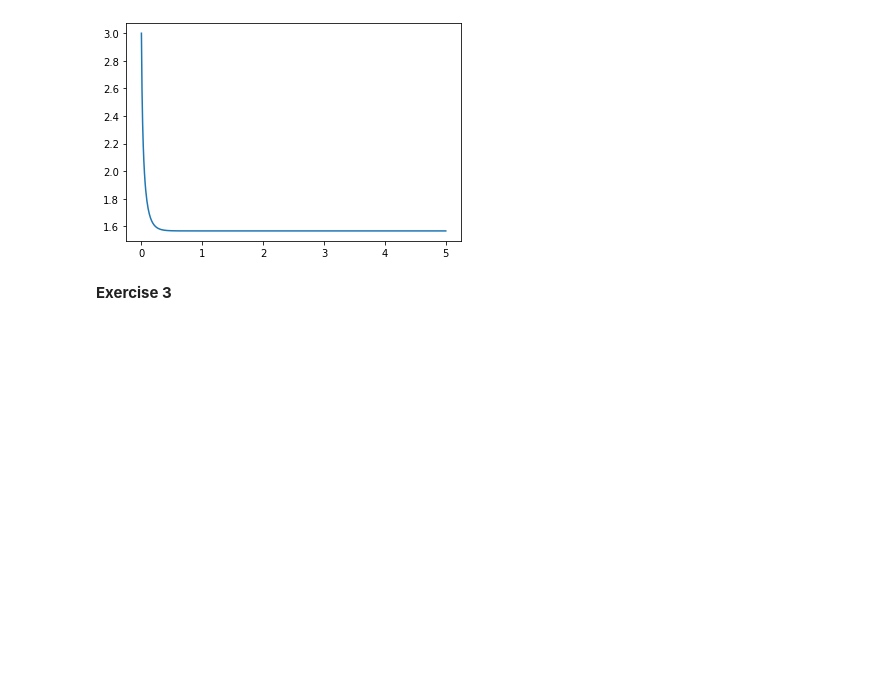
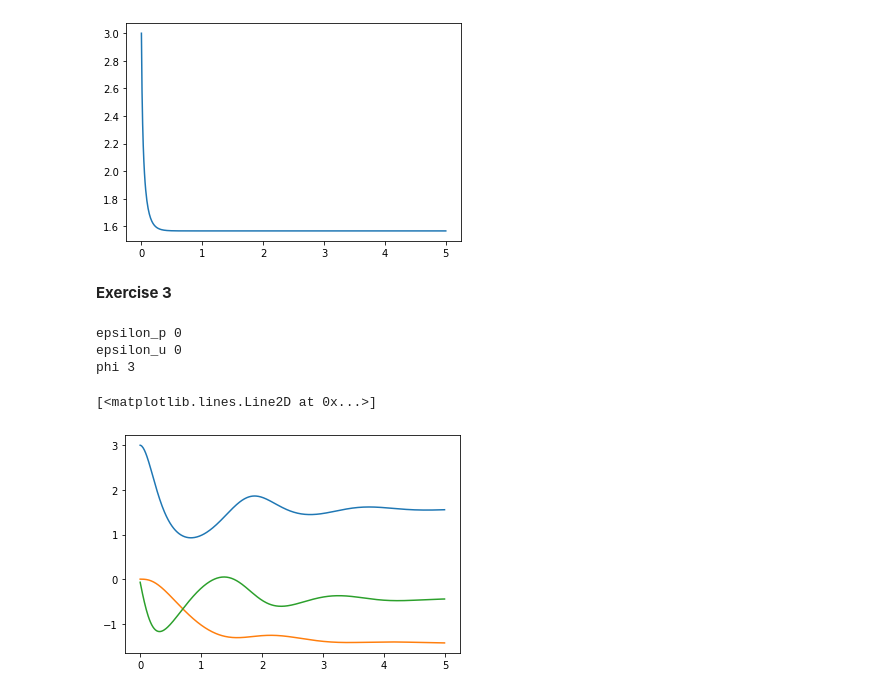
Before and after one commit to andyk/reading, a Jupyter notebook: code_andy/Free energy tutorial 2020-04-15.ipynb, the cells around one changed output. Drawn from its saved outputs; the diff is of its cells as text; code cells hidden in the pictures; blank space fills up the shorter version.

```diff
--- a/code_andy/Free energy tutorial 2020-04-15.ipynb
+++ b/code_andy/Free energy tutorial 2020-04-15.ipynb
@@ -139,3 +139,57 @@ plt.plot([x*dt for x in range(len(phi))], phi)
 [figure]
 # %% [markdown]
 **Exercise 3**
+# %%
+import matplotlib.pyplot as plt
+
+u = 2
+v_p = 3
+sigma_p = 1
+sigma_u = 1
+
+phi = v_p
+epsilon_u = 0
+epsilon_p = 0
+print(f"epsilon_p {epsilon_p}")
+print(f"epsilon_u {epsilon_u}")
+print(f"phi {phi}")
+print()
+
+dt = 0.01
+
+def g(phi): return phi * phi
+def g_prime(phi): return 2 * phi
+
+t, phi_array, epsilon_p_array, epsilon_u_array = [], [], [], []
+for i in range(500):
+    t.append(i * dt)
+
+    # Update vals for this timestep
+    #-1 = 0         * 2*3          - 1
+    phi = phi + dt * (epsilon_u * g_prime(phi) - epsilon_p)
+#    print(f"phi {phi}")
+
+    #             0 - 3   - 1       * 0 = -1
+    epsilon_p = epsilon_p + dt * (phi - v_p - sigma_p * epsilon_p)
+#    print(f"epsilon_p {epsilon_p}")
+
+    #           2 - 0      - 1      * 0 = 1
+    epsilon_u = epsilon_u + dt * (u - g(phi) - sigma_u * epsilon_u)
+#    print(f"epsilon_u {epsilon_u}")
+
+#    print()
+
+    # Accumulate results
+    phi_array.append(phi)
+    epsilon_p_array.append(epsilon_p)
+    epsilon_u_array.append(epsilon_u)
+
+plt.plot(t, phi_array)
+plt.plot(t, epsilon_p_array)
+plt.plot(t, epsilon_u_array)
+# %% [output]
+epsilon_p 0
+epsilon_u 0
+phi 3
+[<matplotlib.lines.Line2D at 0x...>]
+[figure, added]
```
